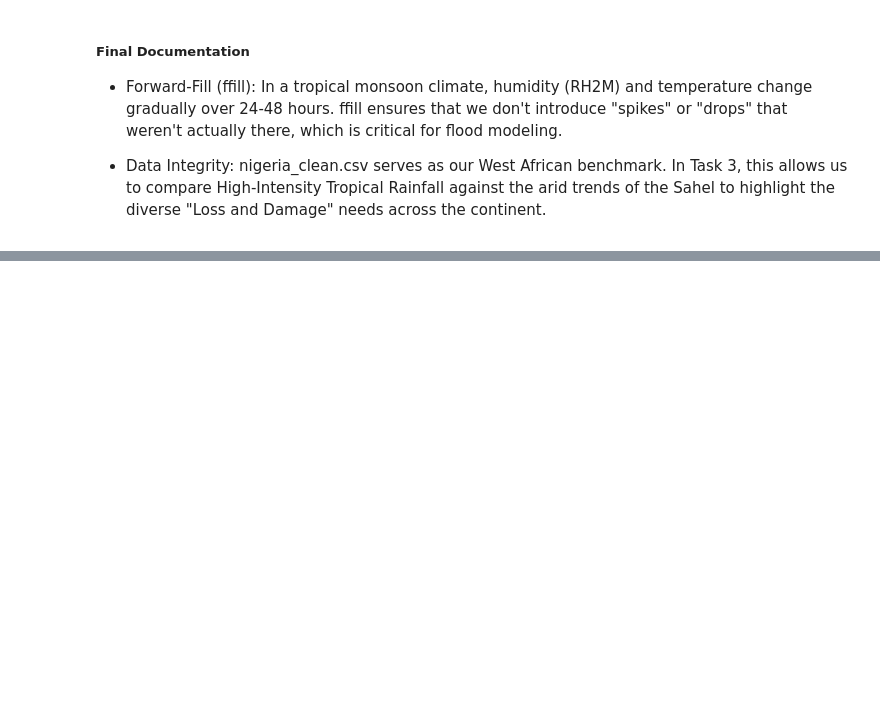
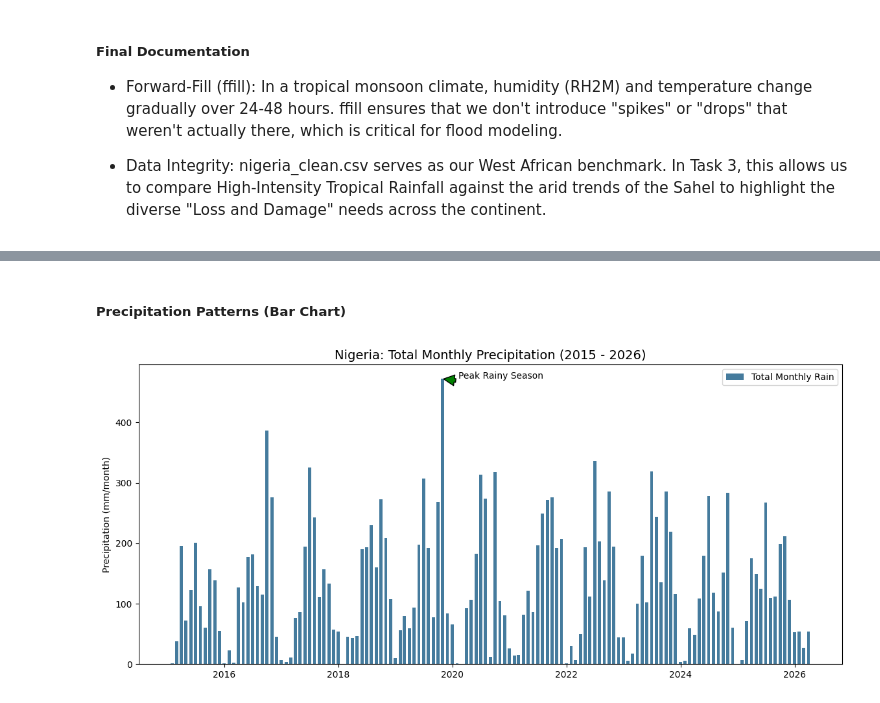
Before and after one commit to hk12214/climate-challenge-week0, a Jupyter notebook: notebooks/nigeria_eda.ipynb, the cells around one changed output, grey strips where cells are left out. Saved outputs shown, nothing was run; the diff lists cells and outputs as text; code cells hidden in the pictures; blank space fills up the shorter version.

```diff
--- a/notebooks/nigeria_eda.ipynb
+++ b/notebooks/nigeria_eda.ipynb
@@ -176,0 +211,26 @@ print(f"✅ Cleaned data exported to {output_path}")
+# %% [markdown]
+##### Precipitation Patterns (Bar Chart)
+# %%
+
+# Resample to Monthly Total Precipitation
+monthly_precip = df.resample('ME', on='Date')['PRECTOTCORR'].sum()
+
+# Identify Peak Rainy Season (highest 3 months)
+peak_months = monthly_precip.sort_values(ascending=False).head(3)
+
+plt.figure(figsize=(14, 6))
+plt.bar(monthly_precip.index, monthly_precip.values, color='#457b9d', width=20, label='Total Monthly Rain')
+
+# Annotate the highest peak
+top_peak = monthly_precip.idxmax()
+plt.annotate('Peak Rainy Season',
+             xy=(top_peak, monthly_precip.max()),
+             xytext=(top_peak + pd.Timedelta(days=100), monthly_precip.max()),
+             arrowprops=dict(facecolor='green', shrink=0.05))
+
+plt.title('Nigeria: Total Monthly Precipitation (2015 - 2026)', fontsize=14)
+plt.ylabel('Precipitation (mm/month)')
+plt.legend()
+plt.show()
+# %% [output]
+[figure, added]
```
Also changed, not shown: parts of 17 cells of this notebook.
